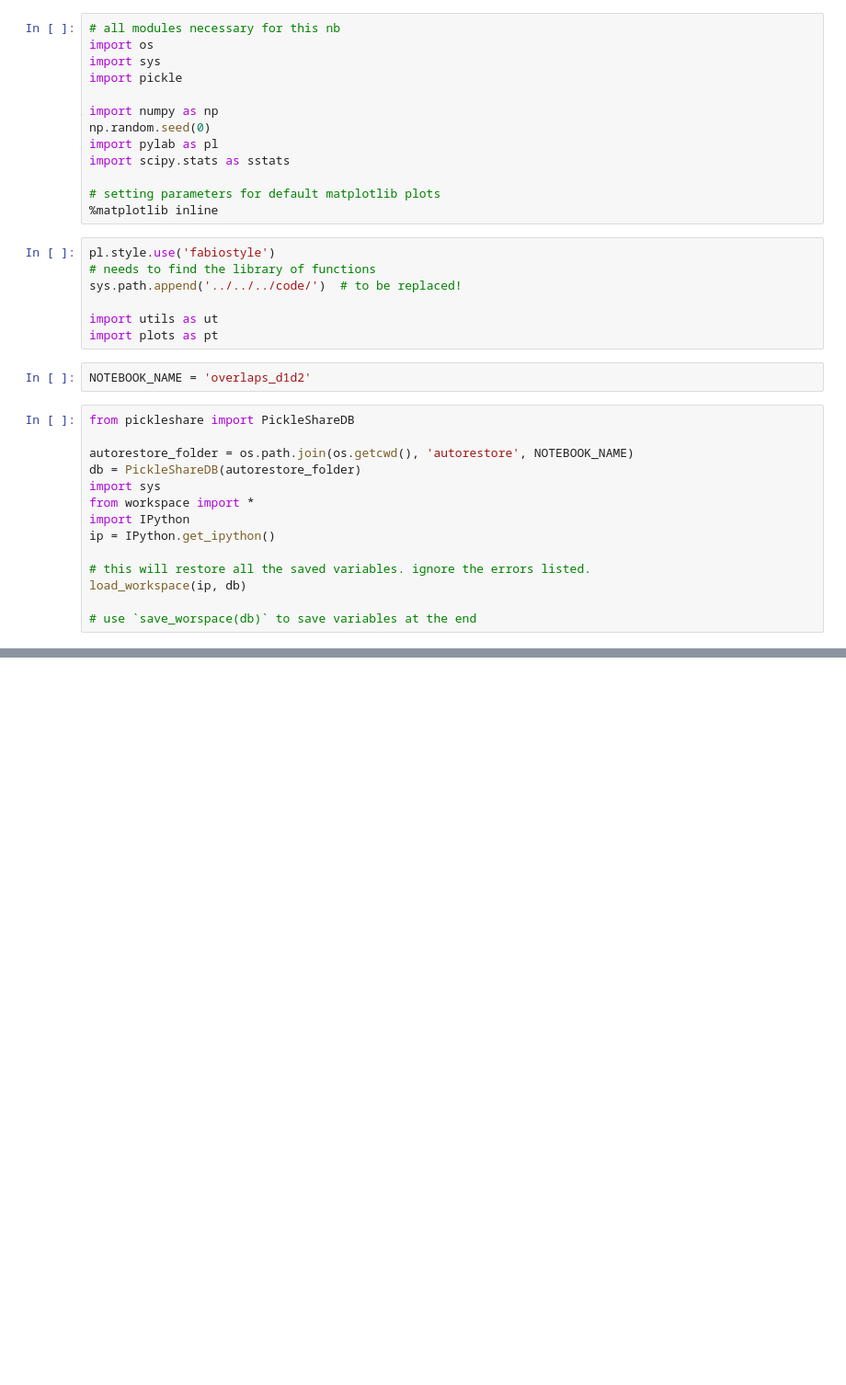
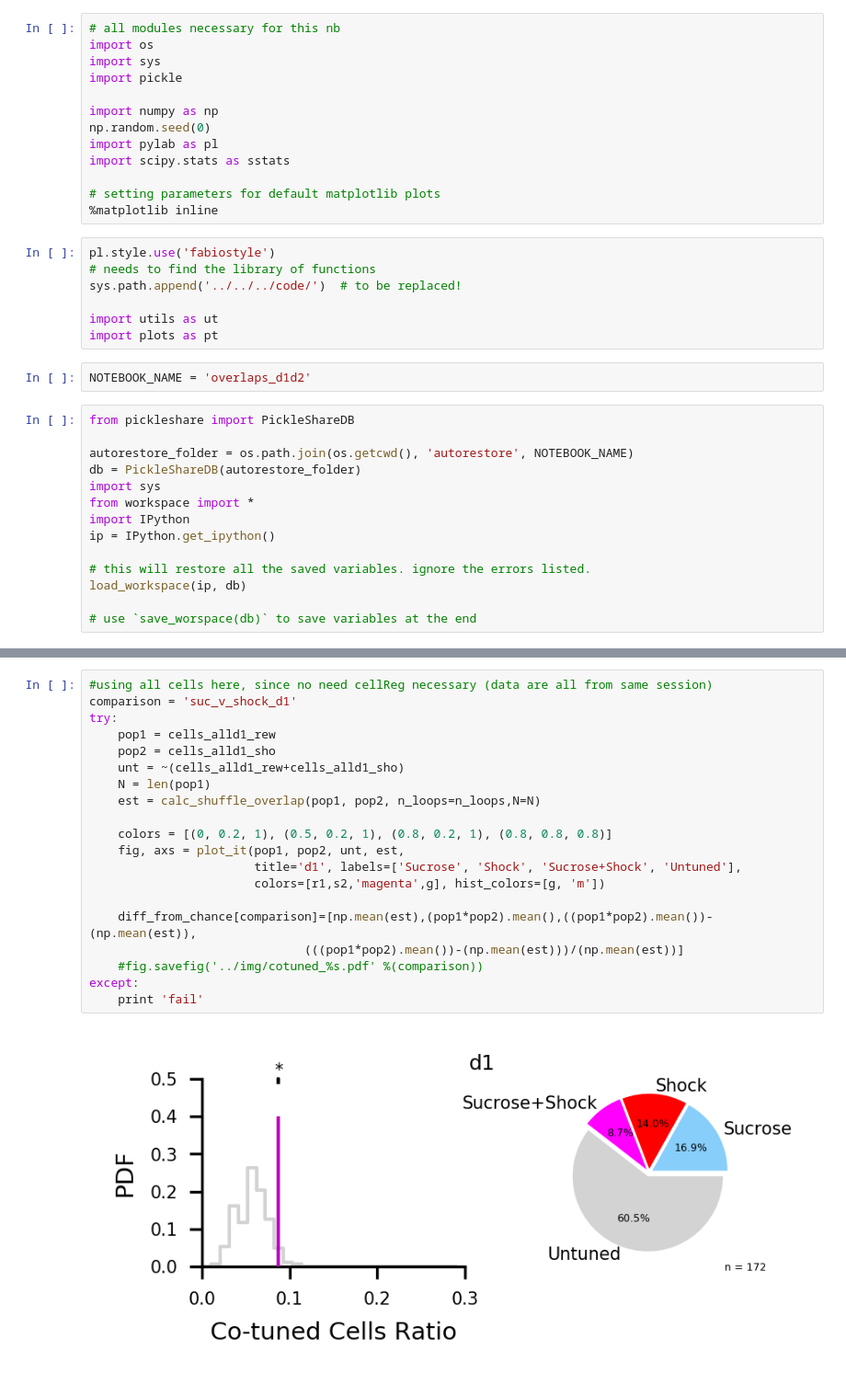
Before and after one commit to jeremybiane/2p_valence, a Jupyter notebook: results/c10m6/notebooks/overlaps_d1d2.ipynb, the cells around one changed output, grey strips where cells are left out. Shown at 92% size. Saved outputs shown, nothing was run; the diff lists cells and outputs as text; blank space fills up the shorter version.

```diff
--- a/results/c10m6/notebooks/overlaps_d1d2.ipynb
+++ b/results/c10m6/notebooks/overlaps_d1d2.ipynb
@@ -322,0 +200,22 @@ fig.savefig('../img/cotuned_CandRew_post.pdf')
+# %%
+#using all cells here, since no need cellReg necessary (data are all from same session)
+comparison = 'suc_v_shock_d1'
+try:
+    pop1 = cells_alld1_rew
+    pop2 = cells_alld1_sho
+    unt = ~(cells_alld1_rew+cells_alld1_sho)
+    N = len(pop1)
+    est = calc_shuffle_overlap(pop1, pop2, n_loops=n_loops,N=N)
+
+    colors = [(0, 0.2, 1), (0.5, 0.2, 1), (0.8, 0.2, 1), (0.8, 0.8, 0.8)]
+    fig, axs = plot_it(pop1, pop2, unt, est,
+                       title='d1', labels=['Sucrose', 'Shock', 'Sucrose+Shock', 'Untuned'],
+                       colors=[r1,s2,'magenta',g], hist_colors=[g, 'm'])
+
+    diff_from_chance[comparison]=[np.mean(est),(pop1*pop2).mean(),((pop1*pop2).mean())-(np.mean(est)),
+                              (((pop1*pop2).mean())-(np.mean(est)))/(np.mean(est))]
+    #fig.savefig('../img/cotuned_%s.pdf' %(comparison))
+except:
+    print 'fail'
+# %% [output]
+[figure, added]
```
Also changed, not shown: parts of 64 cells of this notebook.
